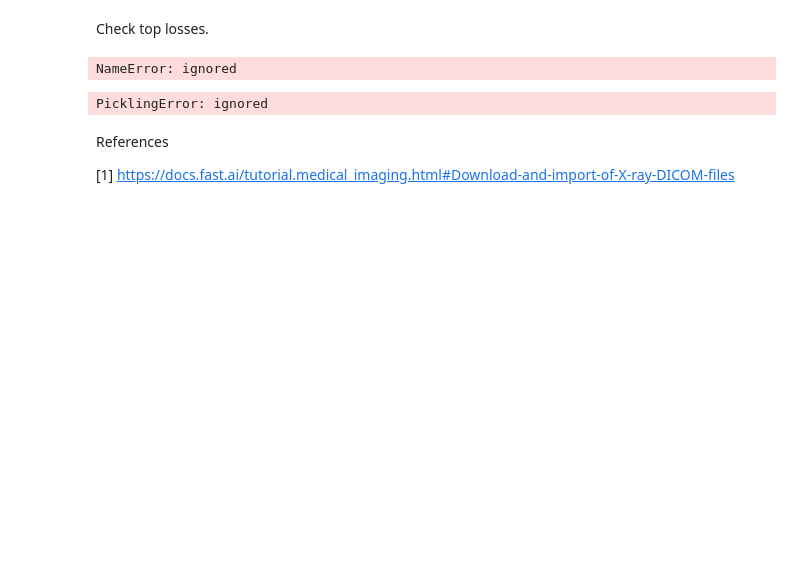
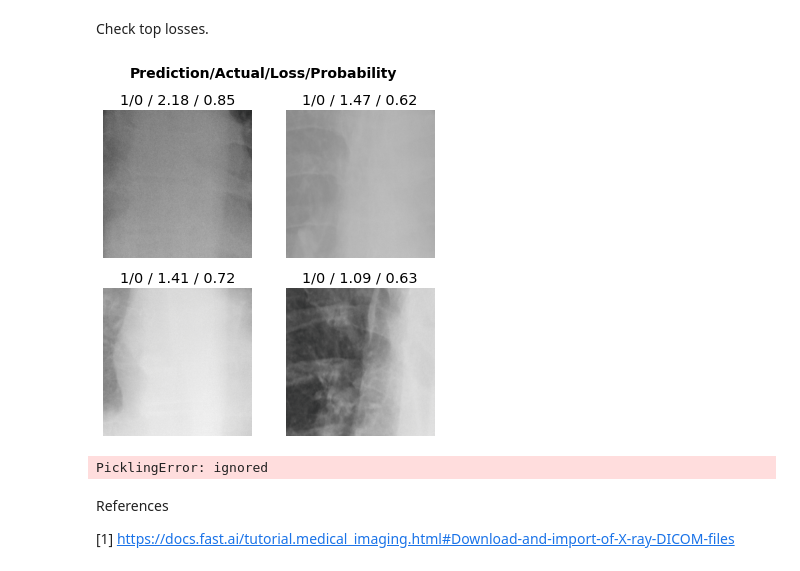
Before and after one commit to avkornaev/Fast_AI_course, a Jupyter notebook: XRayImagesAnalysis.ipynb, the cells around one changed output. Cells and saved outputs as stored; diff of their text form; code cells hidden in the pictures; blank space fills up the shorter version.

```diff
--- a/XRayImagesAnalysis.ipynb
+++ b/XRayImagesAnalysis.ipynb
@@ -175,9 +181,9 @@ interp.plot_confusion_matrix()
 # %% [markdown]
 Check top losses.
 # %%
-interp.plot_top_losses(8, nrows=2)
+interp.plot_top_losses(NoOfDispImds, nrows=2)
 # %% [output]
-NameError: ignored
+[figure, added]
 # %%
 #xray = xray.new(item_tfms=Resize(128), batch_tfms=aug_transforms(mult=2))
 #xray.show_batch(max_n=4, nrows=1, unique=True)
```
Also changed, not shown: parts of 12 cells of this notebook.
